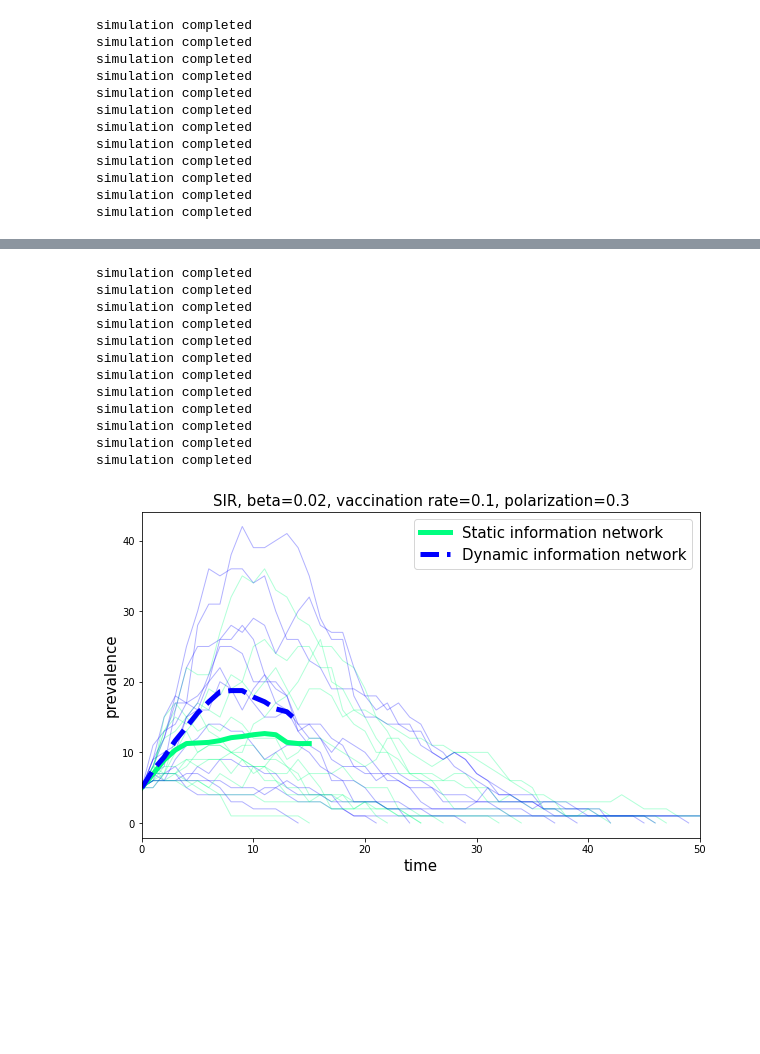
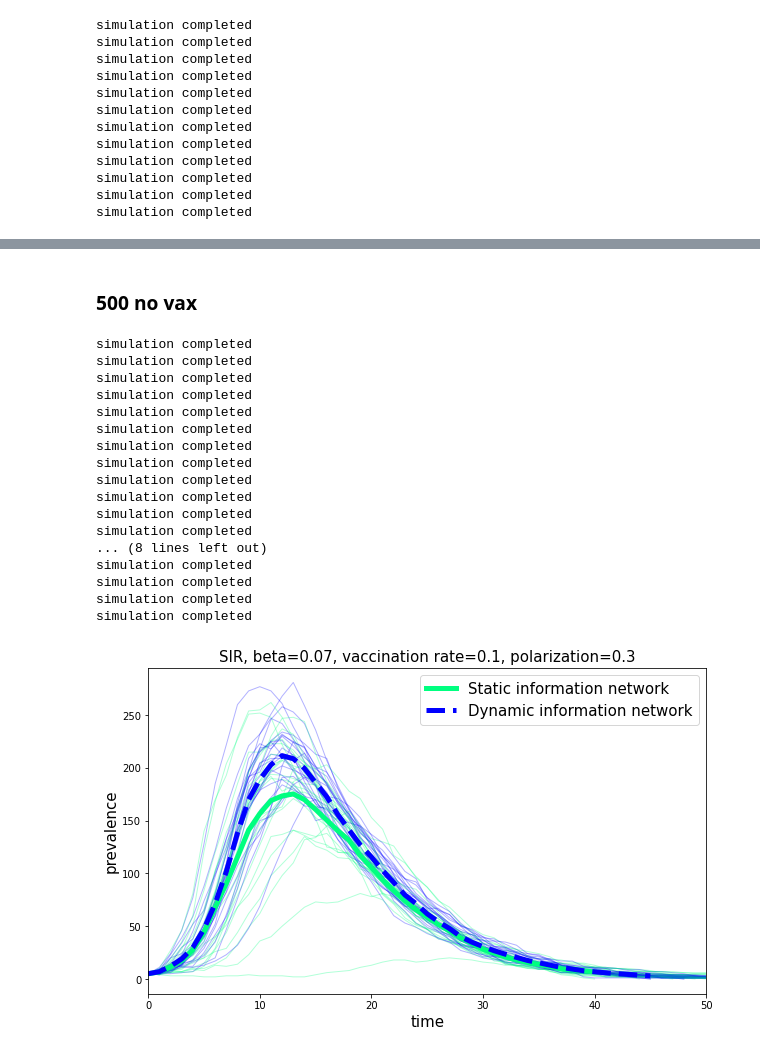
Before and after one commit to michelemcrudele/LDE-Project, a Jupyter notebook: notebook.ipynb, the cells around one changed output, grey strips where cells are left out. Cells and saved outputs as stored; diff of their text form; code cells hidden in the pictures; blank space fills up the shorter version.

```diff
--- a/notebook.ipynb
+++ b/notebook.ipynb
@@ -536,7 +878,7 @@ def sim_prevalence():
     print('simulation completed')
     return (sim_static, sim_dynamic)
 # %%
-nsim = 12
+nsim = 24
 answers = []
 pool = mp.Pool(mp.cpu_count())
 
@@ -565,7 +912,7 @@ minlen_dynamic_I = min(list(map(len, dynamic_I[:,1])))
 ave_I_stat = np.mean([static_I[i,1][:minlen_static_I] for i in range(nsim)], axis=0)
 ave_I_dyn = np.mean([dynamic_I[i,1][:minlen_dynamic_I] for i in range(nsim)], axis=0)
 # %%
-beta = 0.03    # infection rate
+beta = 0.07    # infection rate
 pol = 0.3      # propensity of opinion polarization
 r = 0.1
 
@@ -587,14 +948,16 @@ plt.savefig(f'./plots/SIR_r{r}_pol{pol}_v1.png')
+# %% [markdown]
+### 500 no vax
 # %%
 # Some more statistics
 def sim_prevalence():
     N = 1000 # number of nodes
     ave_degree = 10
     initial_infecteds = np.random.choice(np.arange(N), size=5, replace=False)
-    initial_no_vax = np.arange(100,300)
+    initial_no_vax = np.arange(100, 600)
 
 
     mu = 1/7       # recovery rate
-    beta = 0.02     # infection rate
+    beta = 0.07    # infection rate
     pro = 0.       # rate of classical media influence on people
     pol = 0.3      # propensity of opinion polarization
     r = 0.1        # rate of vaccination for PV
@@ -610,7 +973,7 @@ def sim_prevalence():
     print('simulation completed')
     return (sim_static, sim_dynamic)
 # %%
-nsim = 12
+nsim = 24
 answers = []
 pool = mp.Pool(mp.cpu_count())
 
@@ -630,6 +993,11 @@ simulation completed
 simulation completed
 simulation completed
 simulation completed
+... (8 lines left out)
+simulation completed
+simulation completed
+simulation completed
+simulation completed
 # %%
 answers = np.array(answers, dtype=object)
 static_I = answers[:, 0, [0,2]]
@@ -639,22 +1007,22 @@ minlen_dynamic_I = min(list(map(len, dynamic_I[:,1])))
 ave_I_stat = np.mean([static_I[i,1][:minlen_static_I] for i in range(nsim)], axis=0)
 ave_I_dyn = np.mean([dynamic_I[i,1][:minlen_dynamic_I] for i in range(nsim)], axis=0)
 # %%
-beta = 0.02    # infection rate
+beta = 0.07    # infection rate
 pol = 0.3      # propensity of opinion polarization
 r = 0.1
 
 colors = cm.get_cmap('winter', 2)
 plt.figure(figsize=(10,6))
 plt.title(f'SIR, beta={beta}, vaccination rate={r}, polarization={pol}', size=15)
 plt.xlabel('time', size=15)
 plt.ylabel('prevalence', size=15)
 for curve1, curve2 in zip(static_I, dynamic_I):
     plt.plot(curve1[0], curve1[1], c=colors(1), lw=1, alpha=0.3)
     plt.plot(curve2[0], curve2[1], c=colors(0), lw=1, alpha=0.3)
 plt.plot(np.arange(minlen_static_I), ave_I_stat, lw=5, c=colors(1), label='Static information network')
 plt.plot(np.arange(minlen_dynamic_I), ave_I_dyn, lw=5, c=colors(0), label='Dynamic information network', ls='dashed')
 plt.legend(loc='best', fontsize=15)
 plt.xlim(0,50)
 plt.savefig(f'./plots/SIR_r{r}_pol{pol}_v1.png')
 # %% [output]
-[figure, old version]
+[figure, new version]
```
Also changed, not shown: parts of 53 cells of this notebook, 2 other files.
